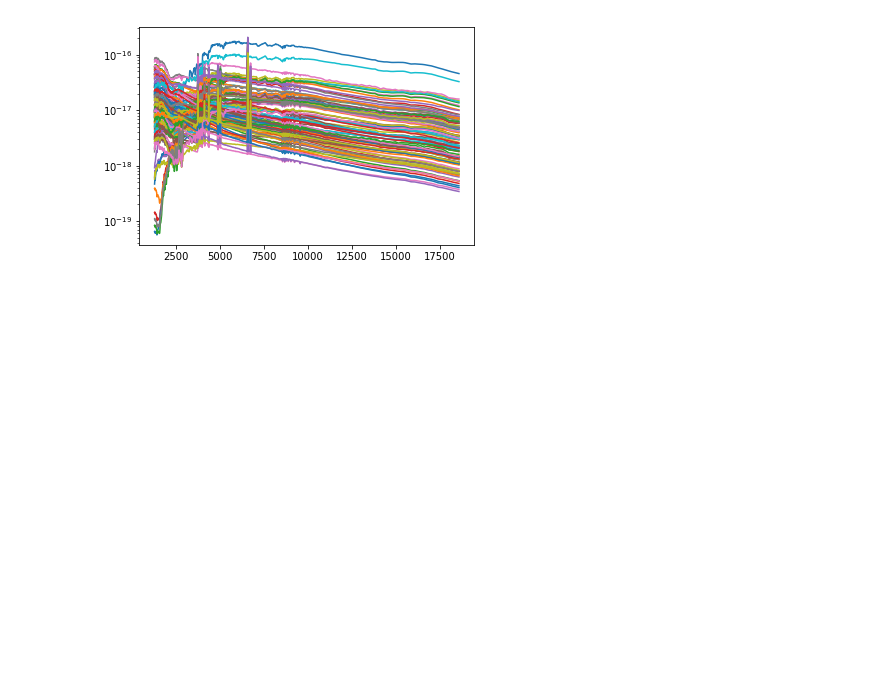
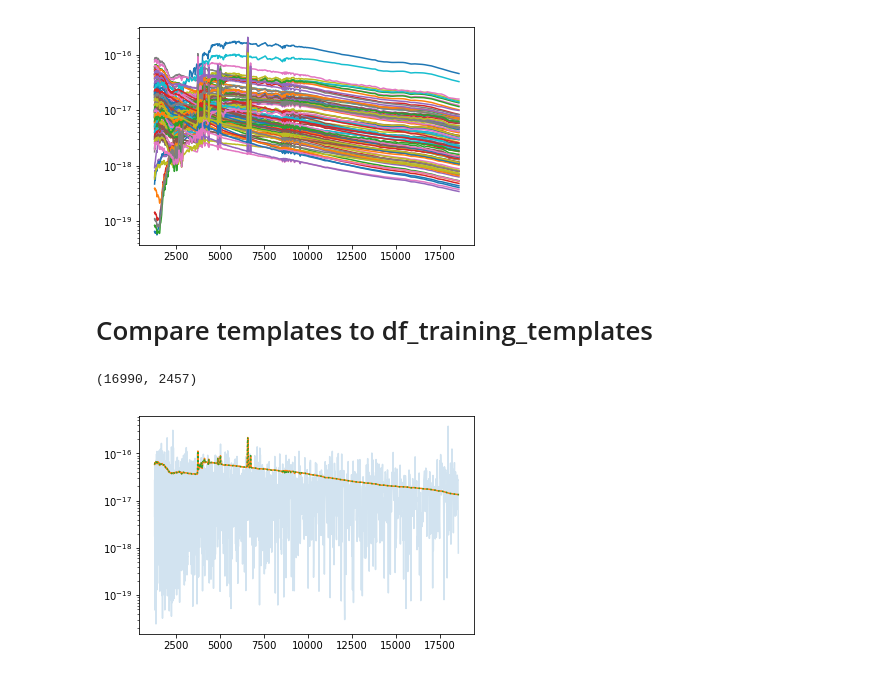
Before and after one commit to dedale-fet/dedale_d51, a Jupyter notebook: notebooks/2018-03-14_scratch_notebook.ipynb, the cells around one changed output. Cells and saved outputs as stored; diff of their text form; code cells hidden in the pictures; blank space fills up the shorter version.

```diff
--- a/notebooks/2018-03-14_scratch_notebook.ipynb
+++ b/notebooks/2018-03-14_scratch_notebook.ipynb
@@ -196,3 +174,23 @@ plt.plot(templates["lambda"], templates.iloc[:, 1:100])
 plt.yscale("log")
 # %% [output]
 [figure]
+# %% [markdown]
+# Compare templates to df_training_templates
+# %%
+templates_old = pd.read_csv("/Users/brunomor/lib/python/dedale_d51/data/2018-03-25_euclid_tips_df_training_eigentemplates.csv")
+# %%
+templates_new_saved = fits.getdata("/Users/brunomor/lib/python/dedale_d51/data/darth_fader/2018-03-29_euclid_wide/2018-03-29_training_tips.fits")
+templates_new_compressed = fits.getdata("/Users/brunomor/lib/python/dedale_d51/data/darth_fader/2018-03-29_euclid_wide/2018-03-29_training_tips.fits.gz")
+# %%
+templates_new_saved.shape
+# %% [output]
+(16990, 2457)
+# %%
+wavs_log_train = np.logspace(np.log10(1264.0408438), np.log10(18551.82545279), 2457)
+# %%
+plt.plot(wavs_log_train, templates_new_compressed[1000, :], alpha=0.2)
+plt.plot(wavs_log_train, templates_new_saved[1000, :])
+plt.plot(templates_old["lambda"], templates_old.iloc[:, 1001], ":")
+plt.yscale("log")
+# %% [output]
+[figure, added]
```
Also changed, not shown: parts of 1 cell of this notebook.
